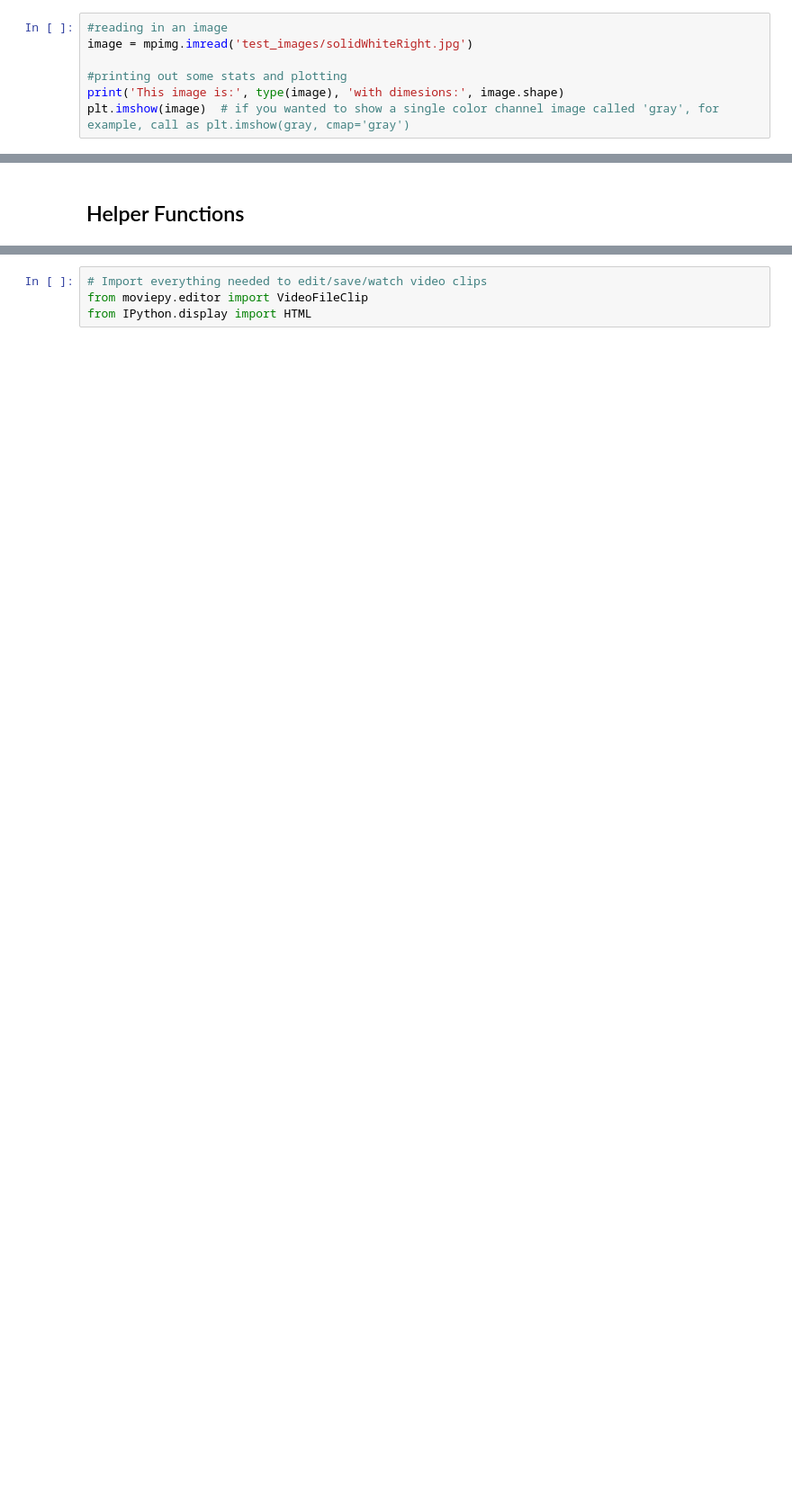
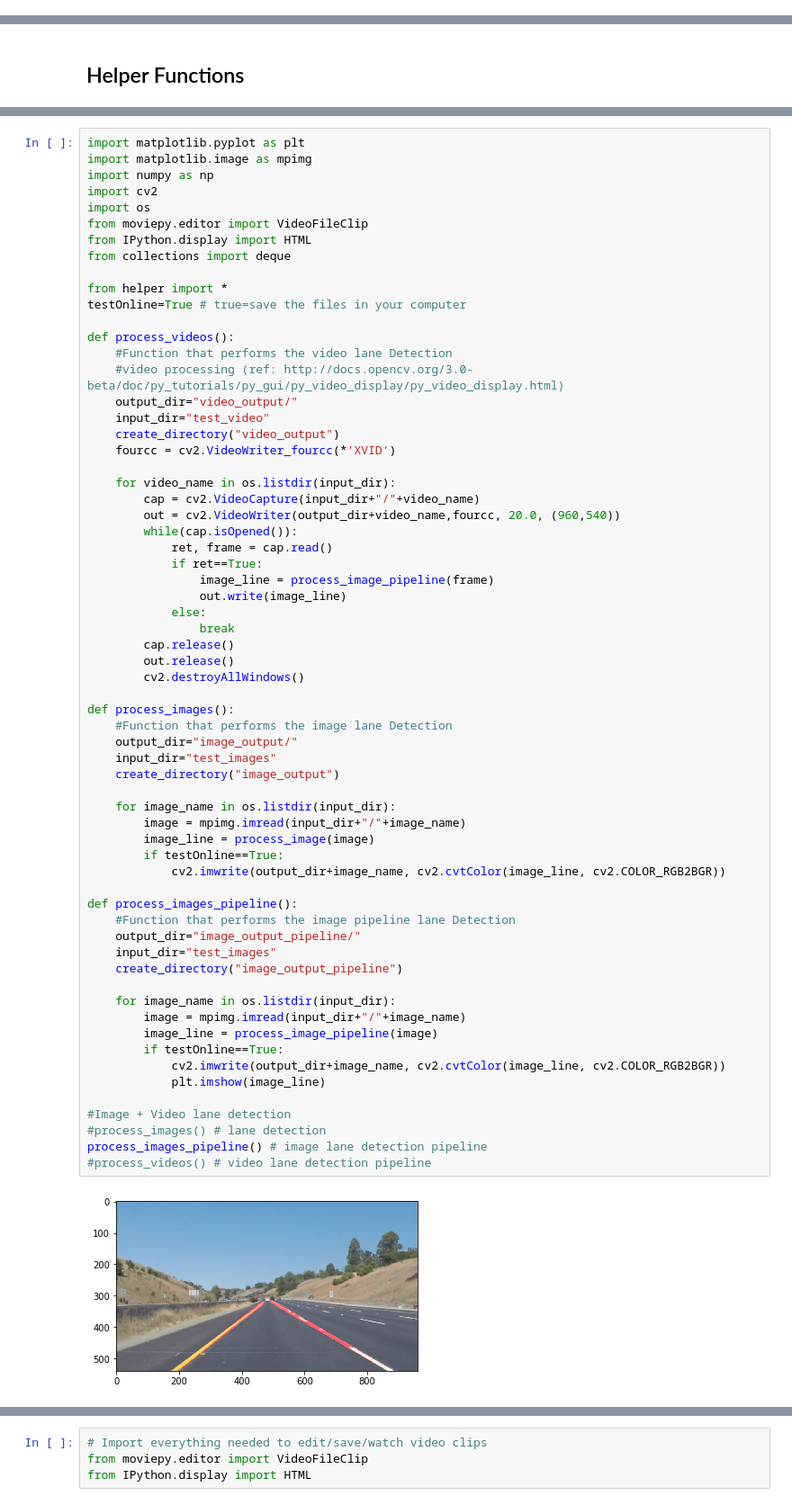
Before and after one commit to nachoSO/Udacity-CarND-LaneLines-P1-master, a Jupyter notebook: P1.ipynb, the cells around one changed output, grey strips where cells are left out. Shown: that part at 90% size. Cells and saved outputs as stored; diff of their text form; blank space fills up the shorter version.

```diff
--- a/P1.ipynb
+++ b/P1.ipynb
@@ -52,7 +45,0 @@ import cv2
-# %%
-#reading in an image
-image = mpimg.imread('test_images/solidWhiteRight.jpg')
-
-#printing out some stats and plotting
-print('This image is:', type(image), 'with dimesions:', image.shape)
-plt.imshow(image)  # if you wanted to show a single color channel image called 'gray', for example, call as plt.imshow(gray, cmap='gray')
@@ -217,0 +265,66 @@ imageio.plugins.ffmpeg.download()
+# %%
+import matplotlib.pyplot as plt
+import matplotlib.image as mpimg
+import numpy as np
+import cv2
+import os
+from moviepy.editor import VideoFileClip
+from IPython.display import HTML
+from collections import deque
+
+from helper import *
+testOnline=True # true=save the files in your computer
+
+def process_videos():
+    #Function that performs the video lane Detection
+    #video processing (ref: http://docs.opencv.org/3.0-beta/doc/py_tutorials/py_gui/py_video_display/py_video_display.html)
+    output_dir="video_output/"
+    input_dir="test_video"
+    create_directory("video_output")
+    fourcc = cv2.VideoWriter_fourcc(*'XVID')
+
+    for video_name in os.listdir(input_dir):
+        cap = cv2.VideoCapture(input_dir+"/"+video_name)
+        out = cv2.VideoWriter(output_dir+video_name,fourcc, 20.0, (960,540))
+        while(cap.isOpened()):
+            ret, frame = cap.read()
+            if ret==True:
+                image_line = process_image_pipeline(frame)
+                out.write(image_line)
+            else:
+                break
+        cap.release()
+        out.release()
+        cv2.destroyAllWindows()
+
+def process_images():
+    #Function that performs the image lane Detection
+    output_dir="image_output/"
+    input_dir="test_images"
+    create_directory("image_output")
+
+    for image_name in os.listdir(input_dir):
+        image = mpimg.imread(input_dir+"/"+image_name)
+        image_line = process_image(image)
+        if testOnline==True:
+            cv2.imwrite(output_dir+image_name, cv2.cvtColor(image_line, cv2.COLOR_RGB2BGR))
+
+def process_images_pipeline():
+    #Function that performs the image pipeline lane Detection
+    output_dir="image_output_pipeline/"
+    input_dir="test_images"
+    create_directory("image_output_pipeline")
+
+    for image_name in os.listdir(input_dir):
+        image = mpimg.imread(input_dir+"/"+image_name)
+        image_line = process_image_pipeline(image)
+        if testOnline==True:
+            cv2.imwrite(output_dir+image_name, cv2.cvtColor(image_line, cv2.COLOR_RGB2BGR))
+            plt.imshow(image_line)
+
+#Image + Video lane detection
+#process_images() # lane detection
+process_images_pipeline() # image lane detection pipeline
+#process_videos() # video lane detection pipeline
+# %% [output]
+[figure, added]
```
Also changed, not shown: parts of 27 cells of this notebook, 18 other files.
